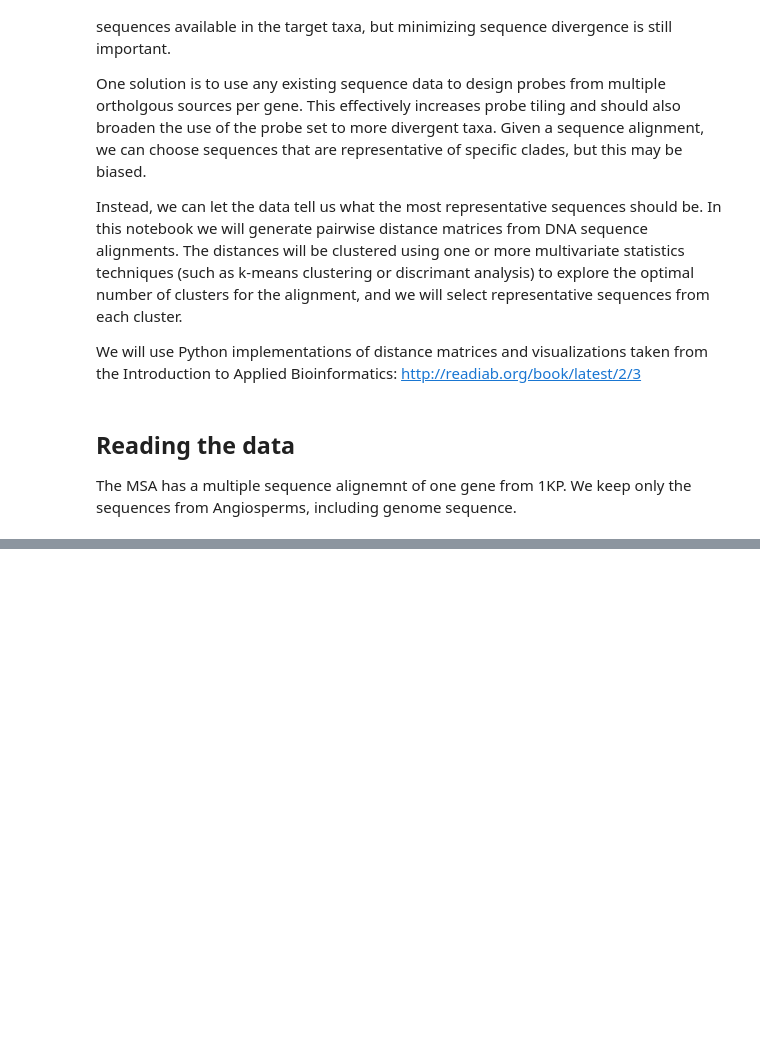
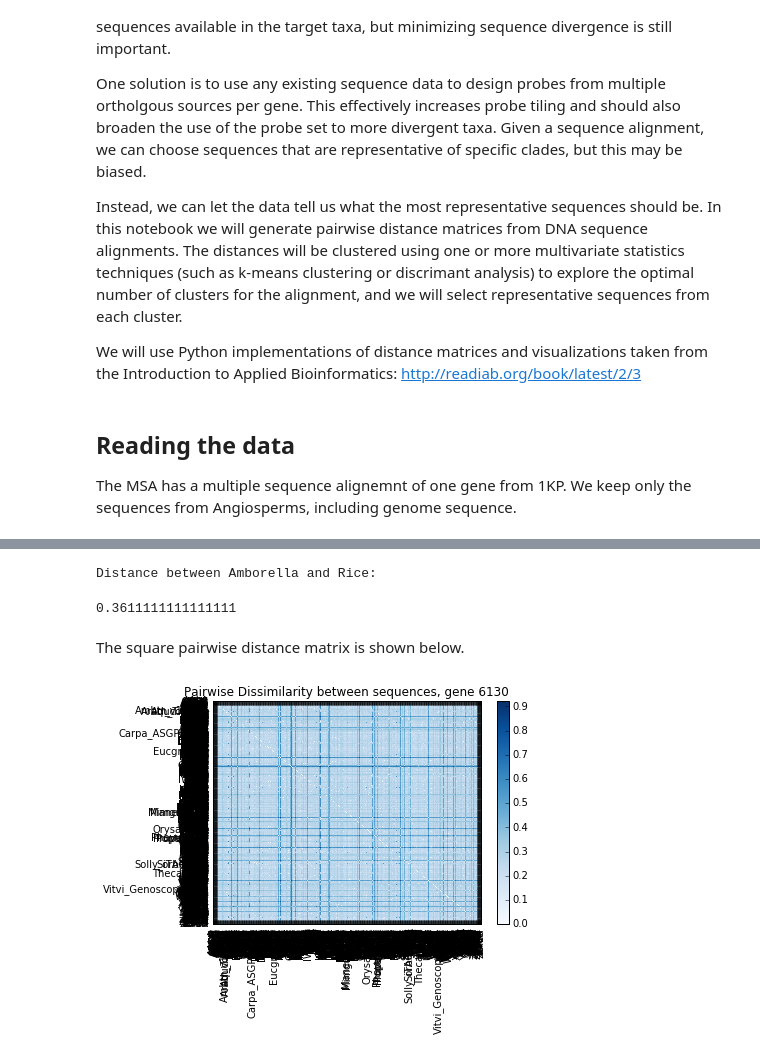
Before and after one commit to mossmatters/MJPythonNotebooks, a Jupyter notebook: SequenceClusters.ipynb, the cells around one changed output, grey strips where cells are left out. Cells and saved outputs as stored; diff of their text form; code cells hidden in the pictures; blank space fills up the shorter version.

Commit message:
Updates to SequenceClusters and MossTargetCaptureEfficiency

```diff
--- a/SequenceClusters.ipynb
+++ b/SequenceClusters.ipynb
@@ -12,10 +12,12 @@ We will use Python implementations of distance matrices and visualizations taken
 # %%
 %matplotlib inline
 from skbio import TabularMSA, DNA, DistanceMatrix
-from skbio.sequence.distance import hamming
+from skbio.sequence.distance import hamming, kmer_distance
 import pandas as pd
+import matplotlib.pyplot as plt
 
-fasta_filename = "/Users/mjohnson/Desktop/Projects/AngiospermHybSeq/genes/4471/FNA2AA-upp-masked.fasta"
+gene = "6130"
+fasta_filename = "/Users/mjohnson/Desktop/Projects/AngiospermHybSeq/genes/{}/FNA2AA-upp-masked.fasta".format(gene)
 angiosperm_id_fn = "/Users/mjohnson/Desktop/Projects/AngiospermHybSeq/1kp_angio_codes.txt"
 angio_1kp_ids = set([x.rstrip() for x in open(angiosperm_id_fn)])
 # %% [markdown]
@@ -246,0 +91,44 @@ plt.show()
+# %%
+def p_distance(seq1,seq2):
+    from skbio.sequence import Sequence
+    from numpy import isnan
+    myseq1 = str(seq1)
+    myseq2 = str(seq2)
+
+    degapped1 = []
+    degapped2 = []
+
+    for i in range(len(myseq1)):
+        if myseq1[i] != "-":
+            if myseq2[i] != "-":
+                degapped1.append(myseq1[i])
+                degapped2.append(myseq2[i])
+    degapped1 = "".join(degapped1)
+    degapped2 = "".join(degapped2)
+
+    #print(degapped1)
+    #print(degapped2)
+
+    hamming_dist = hamming(Sequence(degapped1),Sequence(degapped2))
+    #print(hamming_dist)
+    if isnan(hamming_dist):
+        #print(seq1.metadata["id"], seq2.metadata["id"])
+        return 0.0
+    else:
+        return hamming_dist
+
+
+p_dm = DistanceMatrix.from_iterable(angio_msa_nogap_noshort, metric=hamming, key='id')
+print("Distance between Amborella and Rice:")
+p_dm["Ambtr_v1.0.27","Orysa_v7.0"]
+# %% [output]
+Distance between Amborella and Rice:
+0.3611111111111111
+# %% [markdown]
+The square pairwise distance matrix is shown below.
+# %%
+_ = p_dm.plot(cmap='Blues', title='Pairwise Dissimilarity between sequences, gene {}'.format(gene))
+p_dm_df = p_dm.to_data_frame()
+p_dm_df.to_csv("/Users/mjohnson/Desktop/Projects/AngiospermHybSeq/onekp_only_angios_pdistance/{}_angio_p_dm.csv".format(gene))
+# %% [output]
+[figure, added]
```
Also changed, not shown: parts of 37 cells of this notebook, 18 other files.
